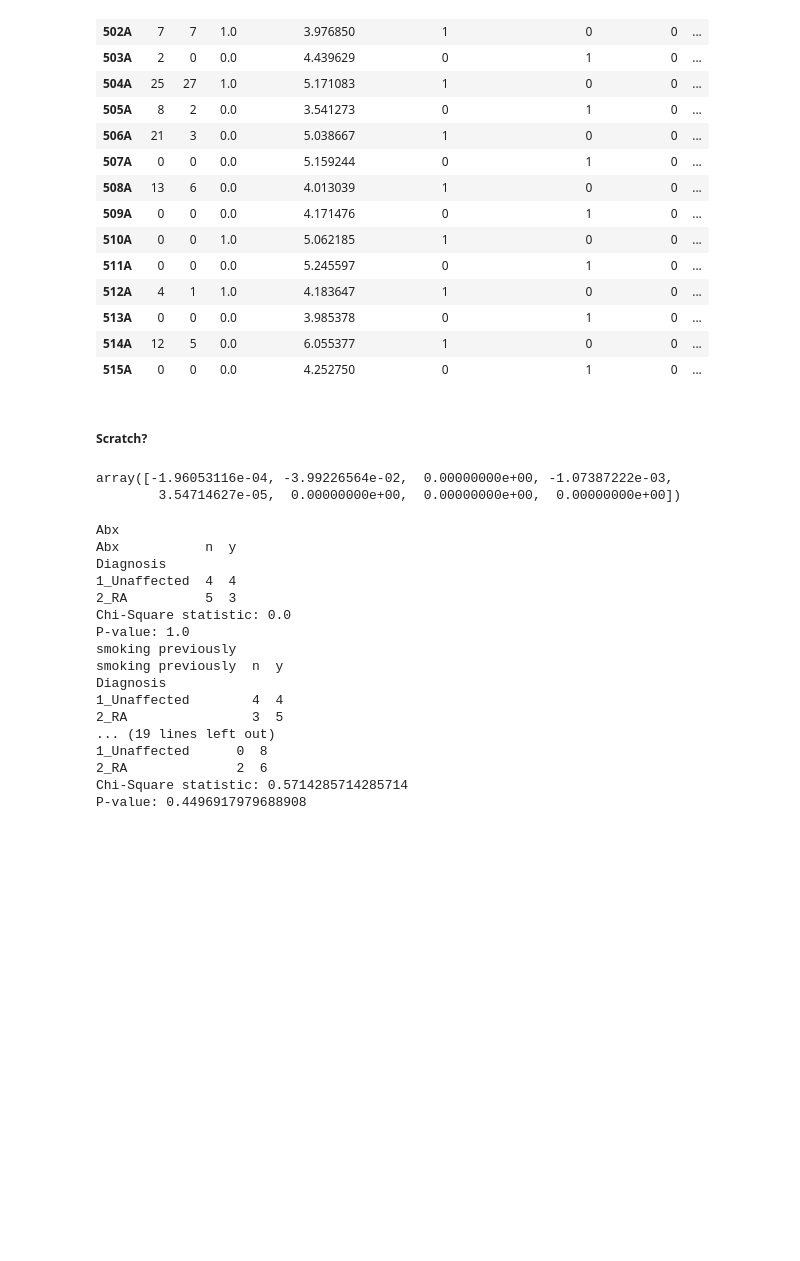
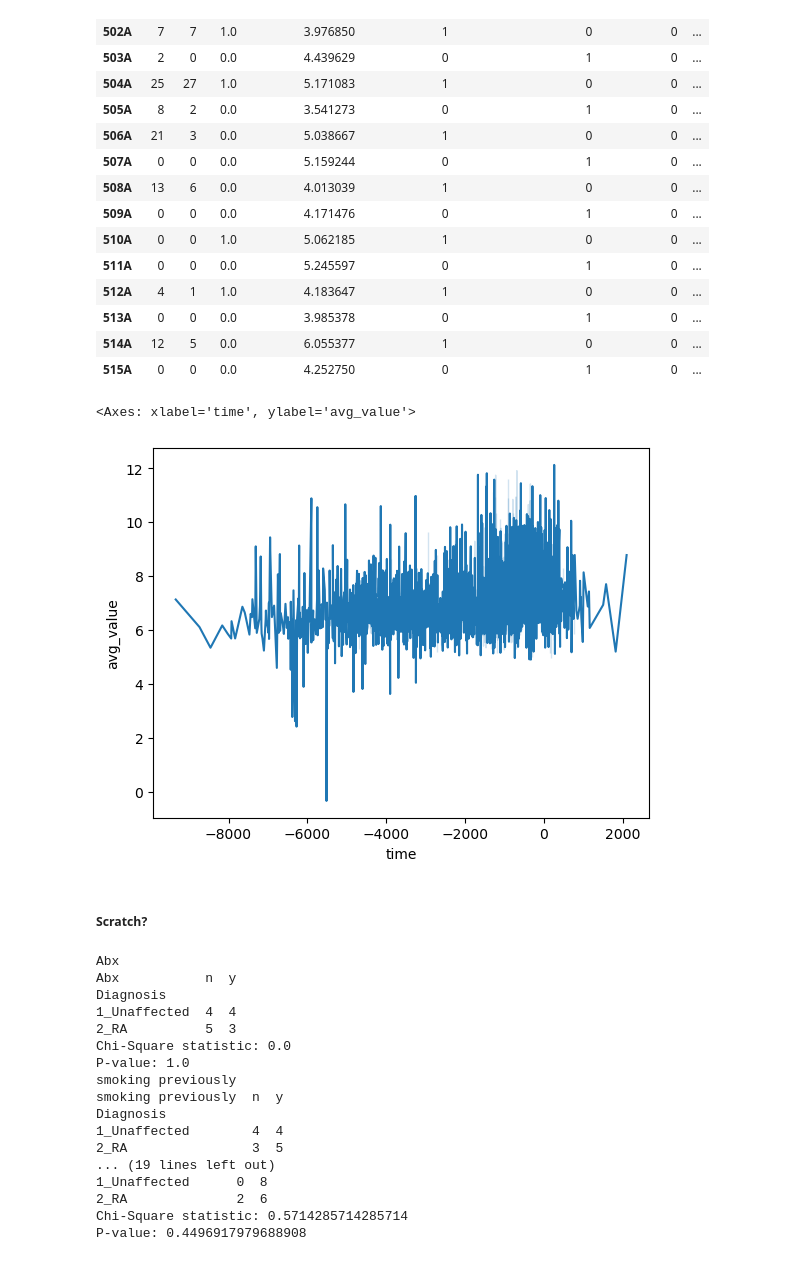
Before and after one commit to kbpi314/twinsra, a Jupyter notebook: code/twinsra_v5.ipynb, the cells around one changed output. Drawn from its saved outputs; the diff is of its cells as text; code cells hidden in the pictures; blank space fills up the shorter version.

```diff
--- a/code/twinsra_v5.ipynb
+++ b/code/twinsra_v5.ipynb
@@ -1808,4 +1990,12 @@ df
 | 513A | 0 | 0 | 0.0 | 3.985378 | 0 | 1 | 0 | ... |
 | 514A | 12 | 5 | 0.0 | 6.055377 | 1 | 0 | 0 | ... |
 | 515A | 0 | 0 | 0.0 | 4.252750 | 0 | 1 | 0 | ... |
+# %%
+df = pd.read_csv('/Users/KevinBu/Downloads/bdf3.csv')
+df
+# sns.lineplot(data=df, x='time',y='avg_value')#, hue='Study_group')
+# sns.lineplot(data=df, x='time',y='v_mean', hue='Study_group')
+# %% [output]
+<Axes: xlabel='time', ylabel='avg_value'>
+[figure, added]
 # %% [markdown]
@@ -1812,10 +2003,4 @@ df
 ##### Scratch? #####
-# %%
-# scipy.stats.ttest_1samp(ra-ua)
-ra-ua
-# %% [output]
-array([-1.96053116e-04, -3.99226564e-02,  0.00000000e+00, -1.07387222e-03,
-        3.54714627e-05,  0.00000000e+00,  0.00000000e+00,  0.00000000e+00])
 # %%
 # load in medication data
 df_med = pd.read_csv(path + 'inputs/patient_data_meds.csv', skiprows=1)
```
Also changed, not shown: parts of 12 cells of this notebook, 7 other files.
